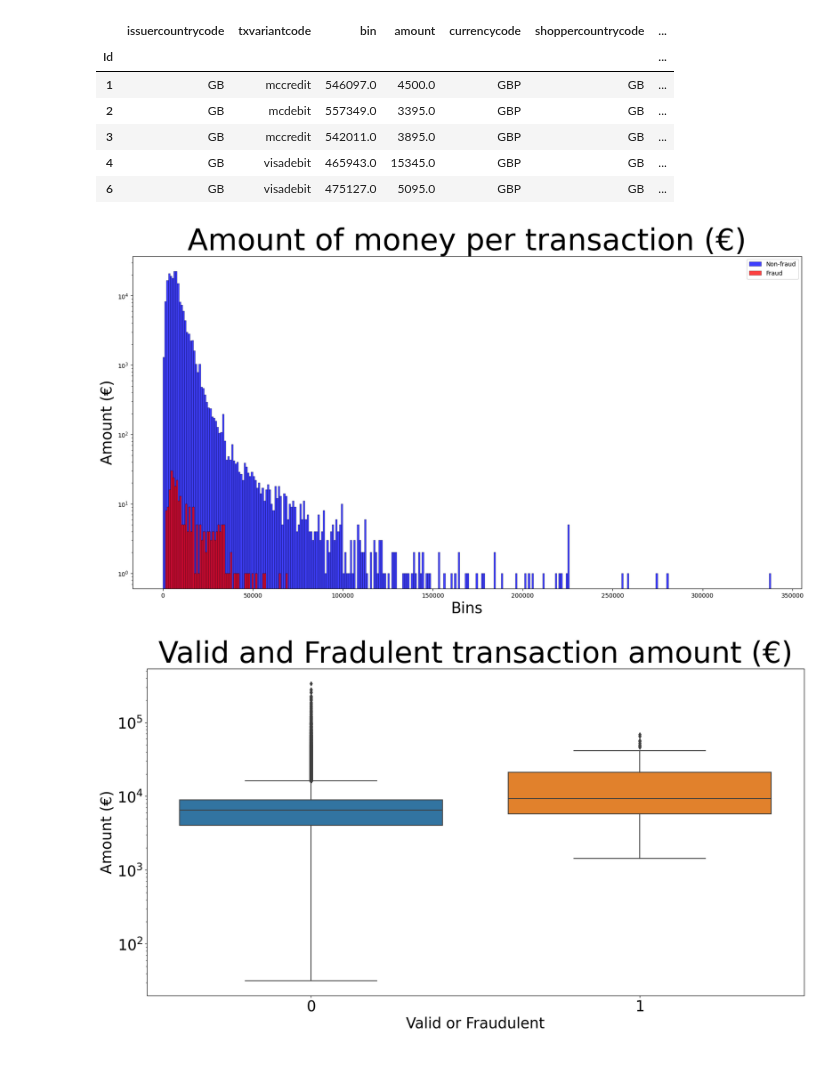
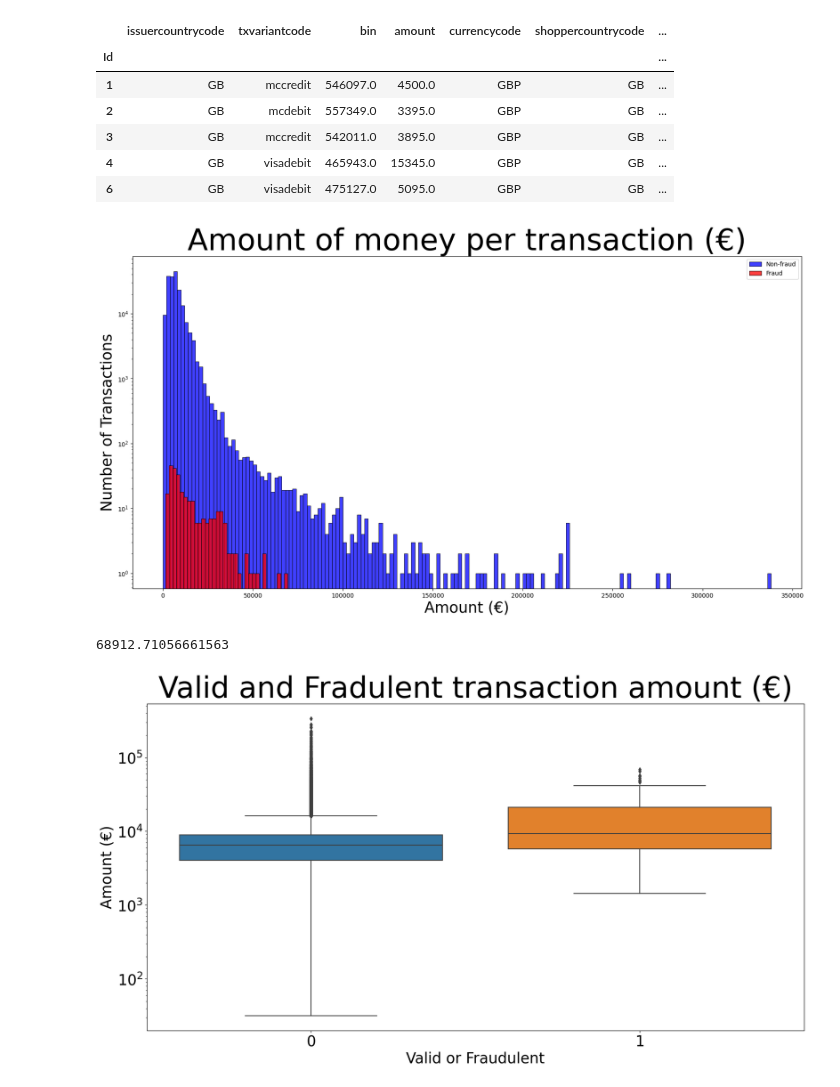
Before and after one commit to kbaran1998/CS4035-cyber-data, a Jupyter notebook: lab1/Lab1.ipynb, the cells around one changed output. Drawn from its saved outputs; the diff is of its cells as text; code cells hidden in the pictures.

```diff
--- a/lab1/Lab1.ipynb
+++ b/lab1/Lab1.ipynb
@@ -351,7 +271,7 @@ from datetime import date # datetime works too
 from currency_converter import CurrencyConverter
 c = CurrencyConverter()
 
-def conv(row, data_conv=date(2023, 1, 2)):
+def conv(row, data_conv=date(2021, 1, 2)):
     return c.convert(row['amount'], row['currencycode'], 'EUR', date=data_conv)
 
 converted_train_df = train_data_df.copy(deep=True)
@@ -368,19 +288,23 @@ converted_train_df.head()
 # %%
 # Plot the distribution of the amount depending on the label
 df_amount_fraud = converted_train_df[converted_train_df['label'] == 1]['amount_eur']
 df_amount_non_fraud = converted_train_df[converted_train_df['label'] == 0]['amount_eur']
 plt.figure(figsize=(20, 10))
-sns.histplot(df_amount_non_fraud, color='blue', label='Non-fraud', log_scale=(False, True), binwidth=1000)
-sns.histplot(df_amount_fraud, color='red', label='Fraud', log_scale=(False, True), binwidth=1000)
+sns.histplot(df_amount_non_fraud, color='blue', label='Non-fraud', log_scale=(False, True), binwidth=2000)
+sns.histplot(df_amount_fraud, color='red', label='Fraud', log_scale=(False, True), binwidth=2000)
 plt.title('Amount of money per transaction (€)', fontsize=50)
-plt.ylabel('Amount (€)', fontsize=25)
-plt.xlabel('Bins', fontsize=25)
+plt.ylabel('Number of Transactions', fontsize=25)
+plt.xlabel('Amount (€)', fontsize=25)
 plt.xticks(fontsize=10)
 plt.yticks(fontsize=10)
 plt.legend()
 plt.show()
 # %% [output]
-[figure, old version]
+[figure, new version]
+# %%
+df_amount_fraud.max()
+# %% [output]
+68912.71056661563
 # %%
 # Create a boxplot of the log of amount depending on the label converted_train_df['amount_eur']
 plt.figure(figsize=(20, 10))
```
Also changed, not shown: parts of 13 cells of this notebook.
